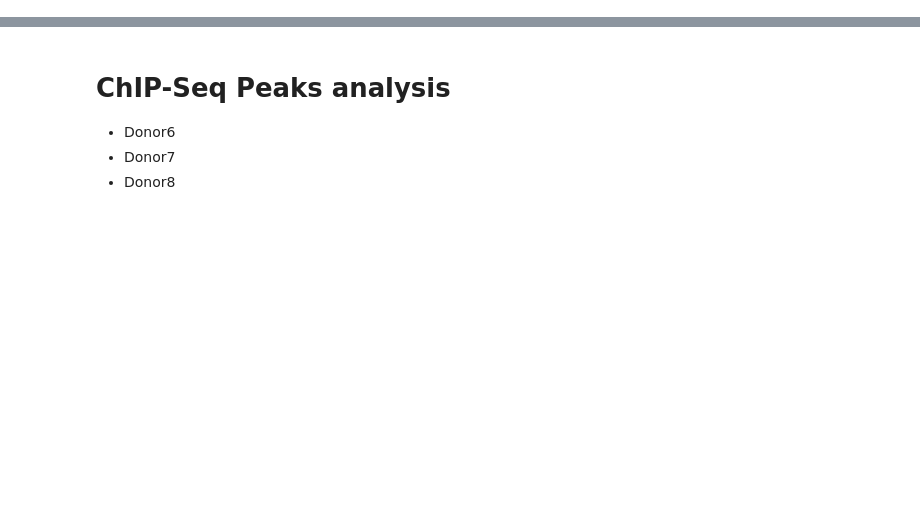
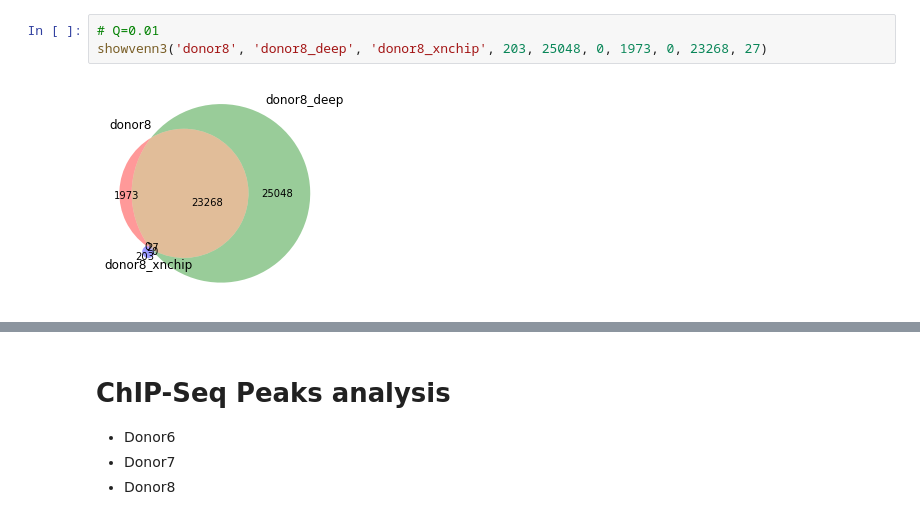
Before and after one commit to JetBrains-Research/washu, a Jupyter notebook: analysis.ipynb, the cells around one changed output, grey strips where cells are left out. Cells and saved outputs as stored; diff of their text form; blank space fills up the shorter version.

```diff
--- a/analysis.ipynb
+++ b/analysis.ipynb
@@ -0,0 +120,5 @@
+# %%
+# Q=0.01
+showvenn3('donor8', 'donor8_deep', 'donor8_xnchip', 203, 25048, 0, 1973, 0, 23268, 27)
+# %% [output]
+[figure, added]
```
Also changed, not shown: parts of 15 cells of this notebook.
